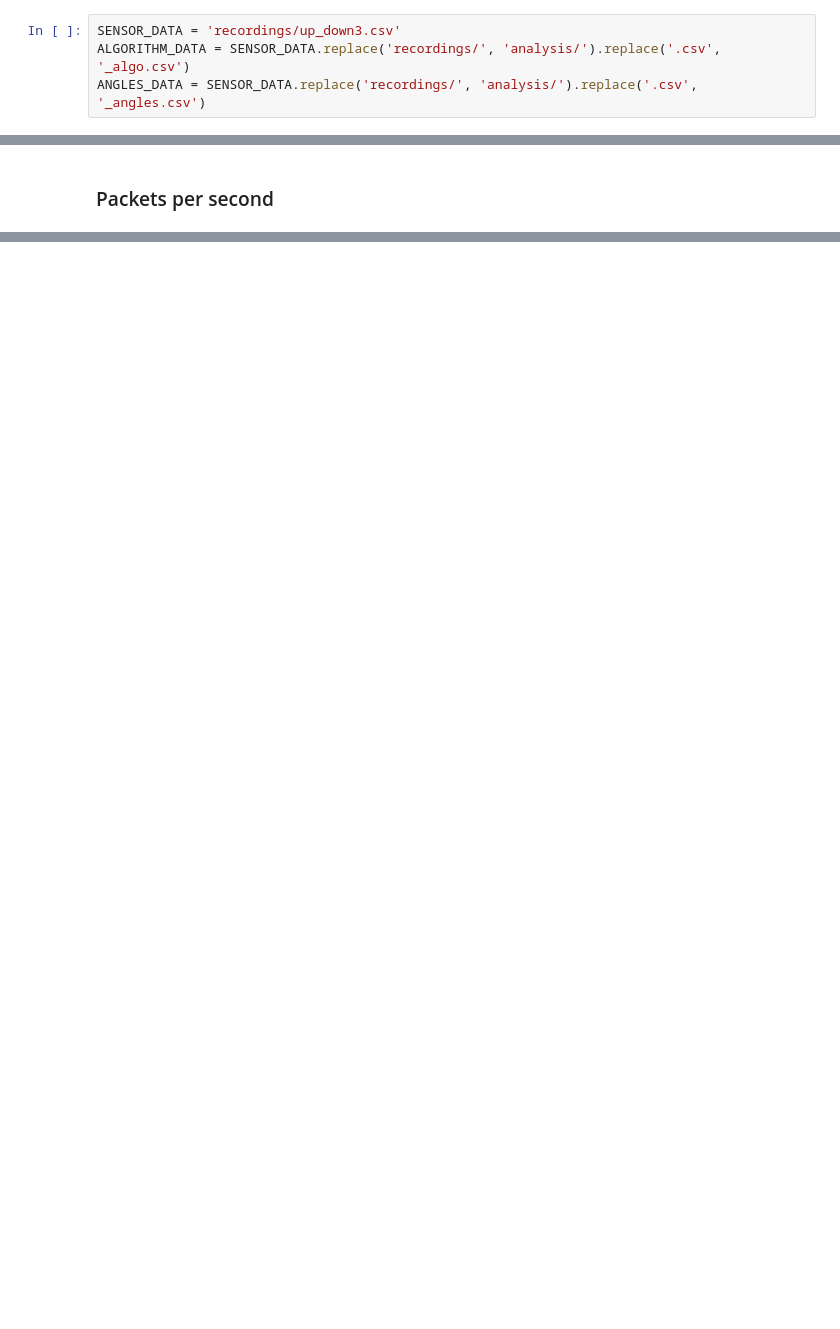
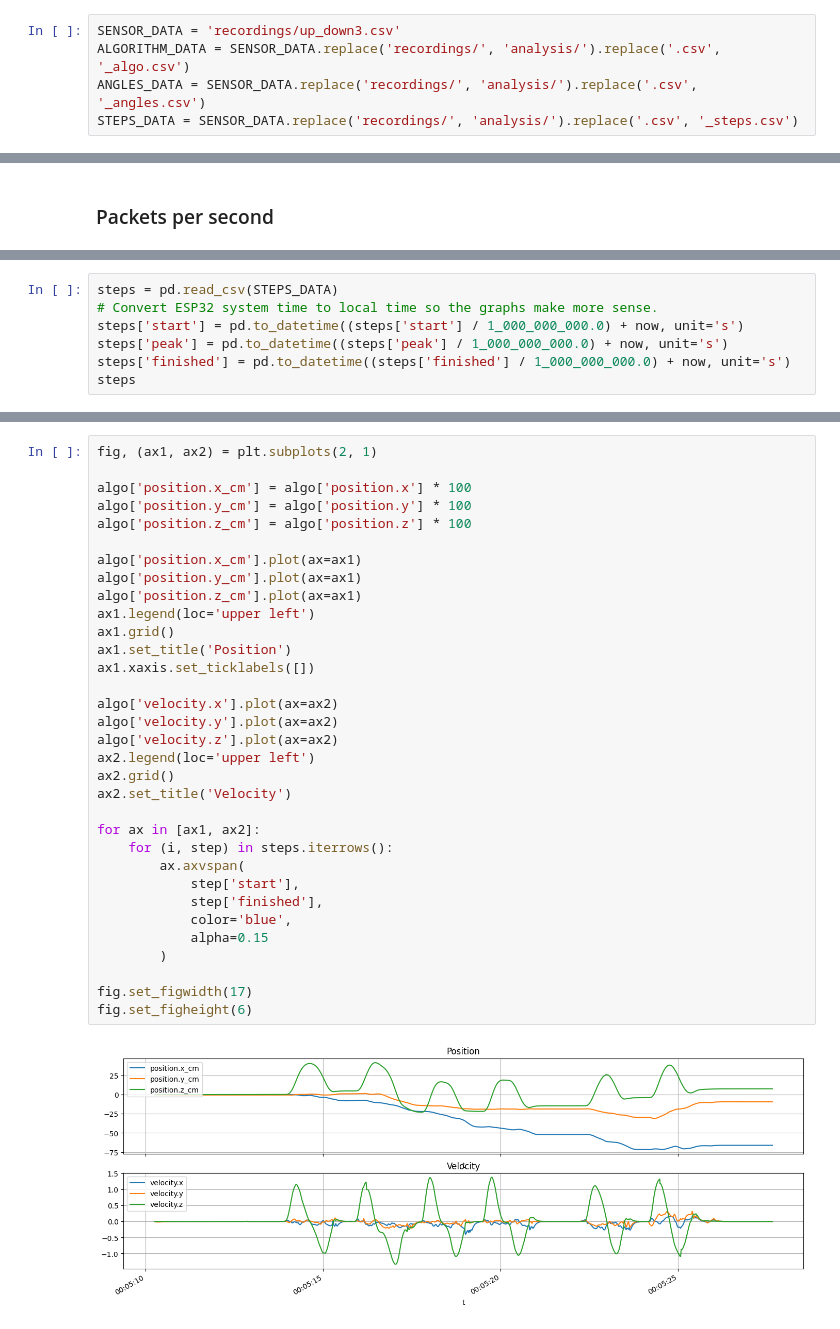
Before and after one commit to MatthijsReyers/gait-analyzer, a Jupyter notebook: test-processing/analysis.ipynb, the cells around one changed output, grey strips where cells are left out. Cells and saved outputs as stored; diff of their text form; blank space fills up the shorter version.

```diff
--- a/test-processing/analysis.ipynb
+++ b/test-processing/analysis.ipynb
@@ -27,6 +27,7 @@ Note: you may need to restart the kernel to use updated packages.
 SENSOR_DATA = 'recordings/up_down3.csv'
 ALGORITHM_DATA = SENSOR_DATA.replace('recordings/', 'analysis/').replace('.csv', '_algo.csv')
 ANGLES_DATA = SENSOR_DATA.replace('recordings/', 'analysis/').replace('.csv', '_angles.csv')
+STEPS_DATA = SENSOR_DATA.replace('recordings/', 'analysis/').replace('.csv', '_steps.csv')
 # %% [markdown]
 ### Cut off debug data from flashing if there's any left
 # %%
@@ -262,0 +273,7 @@ packets['packets/s'].plot()
+# %%
+steps = pd.read_csv(STEPS_DATA)
+# Convert ESP32 system time to local time so the graphs make more sense.
+steps['start'] = pd.to_datetime((steps['start'] / 1_000_000_000.0) + now, unit='s')
+steps['peak'] = pd.to_datetime((steps['peak'] / 1_000_000_000.0) + now, unit='s')
+steps['finished'] = pd.to_datetime((steps['finished'] / 1_000_000_000.0) + now, unit='s')
+steps
@@ -262,0 +282,35 @@ packets['packets/s'].plot()
+# %%
+fig, (ax1, ax2) = plt.subplots(2, 1)
+
+algo['position.x_cm'] = algo['position.x'] * 100
+algo['position.y_cm'] = algo['position.y'] * 100
+algo['position.z_cm'] = algo['position.z'] * 100
+
+algo['position.x_cm'].plot(ax=ax1)
+algo['position.y_cm'].plot(ax=ax1)
+algo['position.z_cm'].plot(ax=ax1)
+ax1.legend(loc='upper left')
+ax1.grid()
+ax1.set_title('Position')
+ax1.xaxis.set_ticklabels([])
+
+algo['velocity.x'].plot(ax=ax2)
+algo['velocity.y'].plot(ax=ax2)
+algo['velocity.z'].plot(ax=ax2)
+ax2.legend(loc='upper left')
+ax2.grid()
+ax2.set_title('Velocity')
+
+for ax in [ax1, ax2]:
+    for (i, step) in steps.iterrows():
+        ax.axvspan(
+            step['start'],
+            step['finished'],
+            color='blue',
+            alpha=0.15
+        )
+
+fig.set_figwidth(17)
+fig.set_figheight(6)
+# %% [output]
+[figure, added]
```
Also changed, not shown: parts of 12 cells of this notebook, 3 other files.
